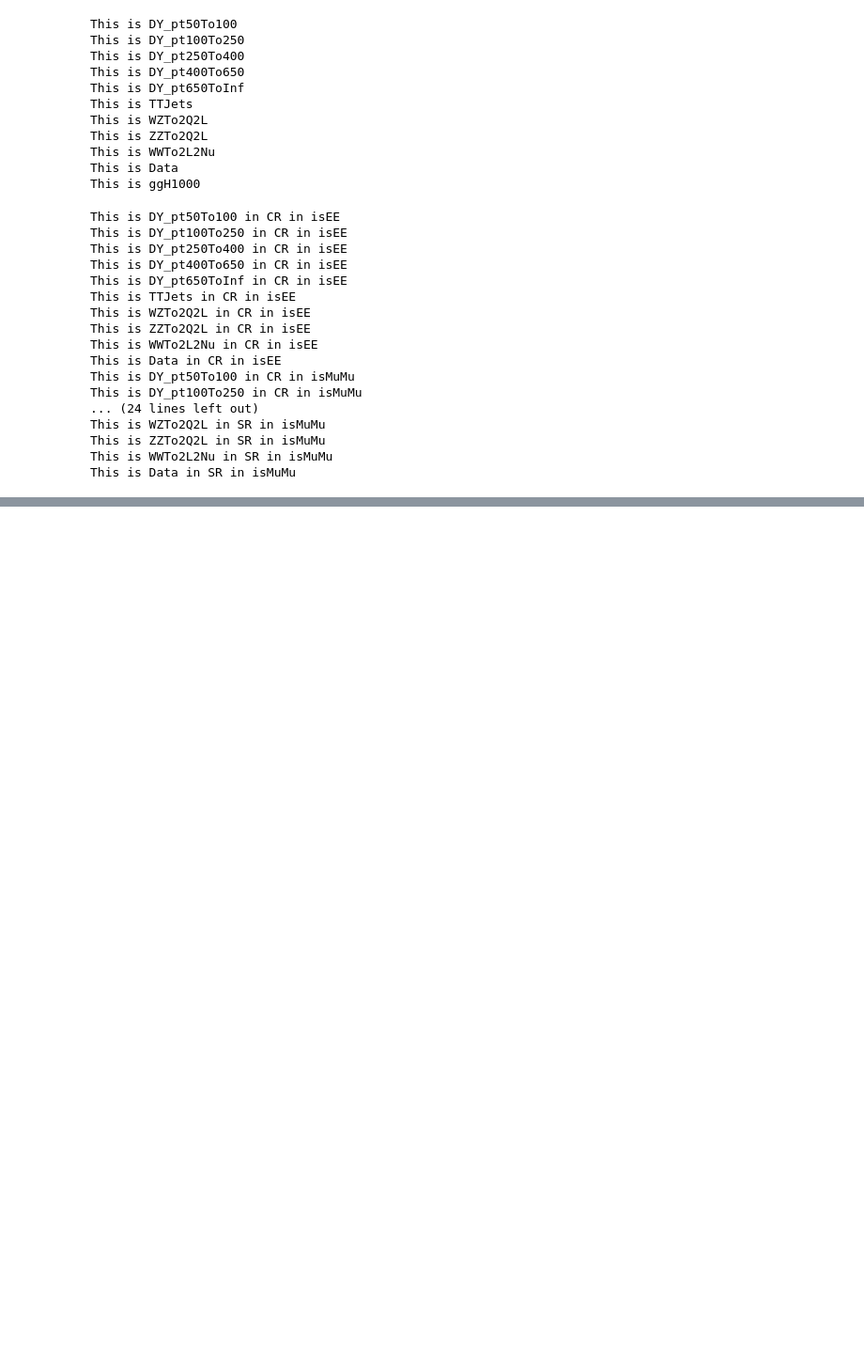
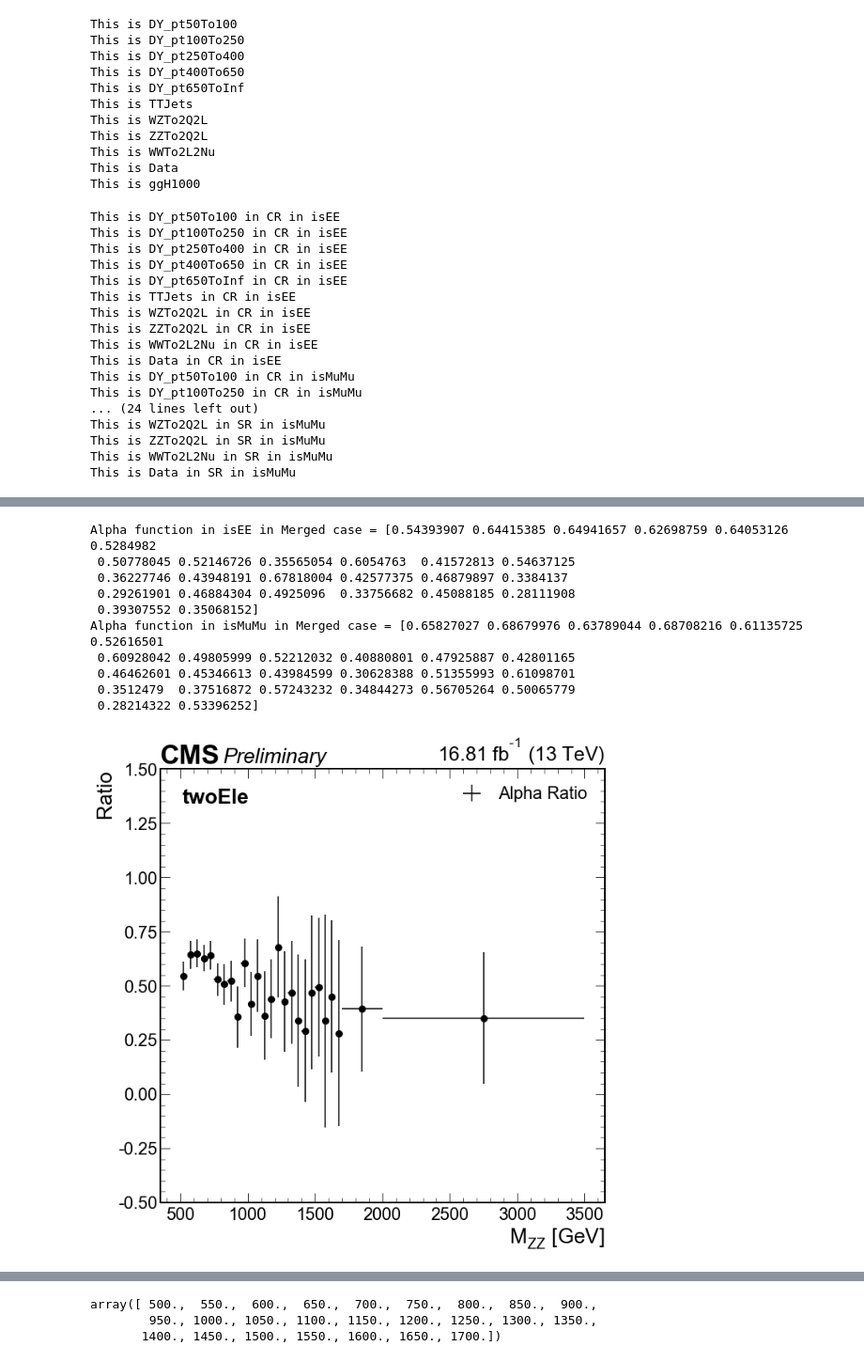
Before and after one commit to jialin-guo1/HZZAnalysis, a Jupyter notebook: BackgroundEstimation/AlphaProducer.ipynb, the cells around one changed output, grey strips where cells are left out. Shown at 94% size. Saved outputs shown, nothing was run; the diff lists cells and outputs as text; code cells hidden in the pictures; blank space fills up the shorter version.

```diff
--- a/BackgroundEstimation/AlphaProducer.ipynb
+++ b/BackgroundEstimation/AlphaProducer.ipynb
@@ -141,7 +141,7 @@ def make_cut(array,region,cat):
         selection = f'((massmerged<70) | (massmerged>105)) & (particleNetZvsQCD>0.9) & (foundZ1LCandidate==True) & (foundZ2MergedCandidata==True) & ({cat}==True)'
         #cut_array = array['foundZ1LCandidate'] & array['foundZ2MergedCandidata'] & ((array['massmerged']<70) | (array['massmerged']>105) & (array['particleNetZvsQCD']>0.9)) #merged
     elif region=='SR':
-        selection = f'(massmerged>70) & (massmerged<105) & (particleNetZvsQCD>0.9) & (foundTTCRCandidate==True) & (foundZ2MergedCandidata==True) & ({cat}==True)'
+        selection = f'(massmerged>70) & (massmerged<105) & (particleNetZvsQCD>0.9) & (foundZ1LCandidate==True) & (foundZ2MergedCandidata==True) & ({cat}==True)'
         #cut_array = array['foundTTCRCandidate'] & array['foundZ2MergedCandidata'] & ((array['massmerged']<70) | (array['massmerged']>105) & (array['particleNetZvsQCD']>0.9)) #merged
     else:
         print("[ERROR] only CR and SR are available")
@@ -283,3 +294,64 @@ data weight  = []
 Fill done
 # %%
-#produce Alpha function
+#produce Alpha function and store in file
+###store histo to a root file
+AlphaBranch = {}
+outAlphafilepath = '/cms/user/guojl/ME_test/CMSSW_10_6_26/src/HZZAnalysis/BackgroundEstimation/AlphaFile'
+#outfile = uproot.recreate(f"{outAlphafilepath}/AlphaRaio_noNETsf.root")
+outfile = uproot.recreate(f"{outAlphafilepath}/AlphaRaio.root")
+for cat in cats:
+    if cat =='isEE':
+        text = 'twoEle'
+    elif cat =='isMuMu':
+        text = 'twoMuon'
+
+    sig_content = (bkg_hists['SR'][cat])[2].view(flow=False).value
+    bkg_content = (bkg_hists['CR'][cat])[2].view(flow=False).value
+    sig_content_err = get_err((bkg_hists['SR'][cat])[2])
+    bkg_content_err = get_err((bkg_hists['CR'][cat])[2])
+    alpha = sig_content/bkg_content
+    alpha_err = np.sqrt(((sig_content_err/sig_content)*(sig_content_err/sig_content))+((bkg_content_err/bkg_content)*(bkg_content_err/bkg_content)))
+
+    print(f'Alpha function in {cat} in Merged case = {alpha}')
+
+    AlphaBranch[f'merged_{cat}'] = alpha
+    AlphaBranch[f'merged_{cat}_err'] = alpha_err
+
+    x_axis = np.append(massZZ_low_bins,massZZ_high_bins)
+
+    #width = 0.15  # the width of the bars
+    x_pos = []
+    y_val = []
+    x_err = []
+    y_err = []
+    f, ax = plt.subplots(figsize=(10, 10))
+    hep.cms.label(data=True, llabel='Preliminary', year=lumi[year], ax=ax, rlabel=r'%s $fb^{-1}$ (13 TeV)' %lumi[year], fontname='sans-serif')
+    for i in range(0,len(x_axis)-1):
+        x = (x_axis[i]+x_axis[i+1])/2
+        x_pos.append(x)
+        y = alpha[i]
+        y_val.append(y)
+        xerr = (x_axis[i+1]-x_axis[i])/2
+        x_err.append(xerr)
+        yerr = alpha_err[i]
+        y_err.append(yerr)
+        ax.plot(x,y,'o', markersize=8 ,color='black')
+    ax.errorbar(x_pos,y_val,xerr=x_err,yerr=y_err,elinewidth = 1.5,linestyle='none',color='black',label = 'Alpha Ratio')
+
+    ax.set_xlabel(r'$M_{ZZ}$ [GeV]', ha='right', x=1.0); ax.set_ylabel('Ratio', ha='right', y=1.0)
+    ax.set_ylim(-0.5, 1.5)
+    ax.text(0.05, 0.92, f'{text}', transform=ax.transAxes, fontweight='bold')
+    ax.legend(loc='upper right')
+outfile['alphatree'] = AlphaBranch
+# %% [output]
+Alpha function in isEE in Merged case = [0.54393907 0.64415385 0.64941657 0.62698759 0.64053126 0.5284982
+ 0.50778045 0.52146726 0.35565054 0.6054763  0.41572813 0.54637125
+ 0.36227746 0.43948191 0.67818004 0.42577375 0.46879897 0.3384137
+ 0.29261901 0.46884304 0.4925096  0.33756682 0.45088185 0.28111908
+ 0.39307552 0.35068152]
+Alpha function in isMuMu in Merged case = [0.65827027 0.68679976 0.63789044 0.68708216 0.61135725 0.52616501
+ 0.60928042 0.49805999 0.52212032 0.40880801 0.47925887 0.42801165
+ 0.46462601 0.45346613 0.43984599 0.30628388 0.51355993 0.61098701
+ 0.3512479  0.37516872 0.57243232 0.34844273 0.56705264 0.50065779
+ 0.28214322 0.53396252]
+[figure, added]
@@ -285,0 +359,7 @@ Fill done
+# %%
+#draw alaph
+massZZ_low_bins
+# %% [output]
+array([ 500.,  550.,  600.,  650.,  700.,  750.,  800.,  850.,  900.,
+        950., 1000., 1050., 1100., 1150., 1200., 1250., 1300., 1350.,
+       1400., 1450., 1500., 1550., 1600., 1650., 1700.])
```
Also changed, not shown: parts of 5 cells of this notebook, 4 other files.
